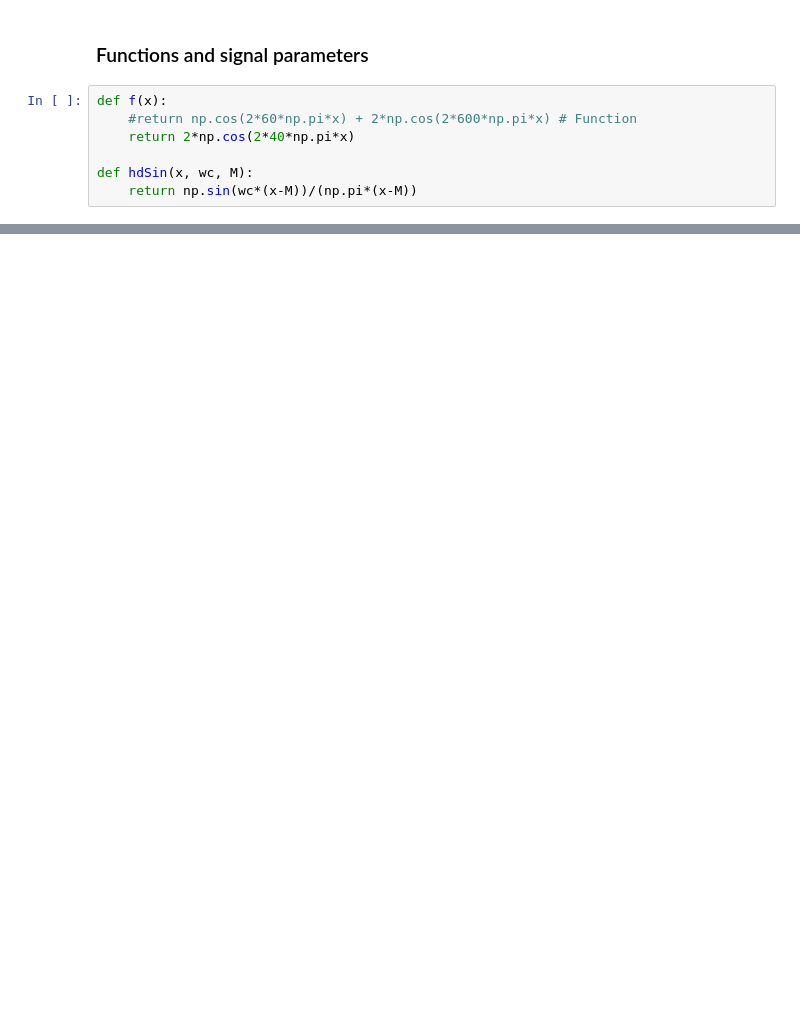
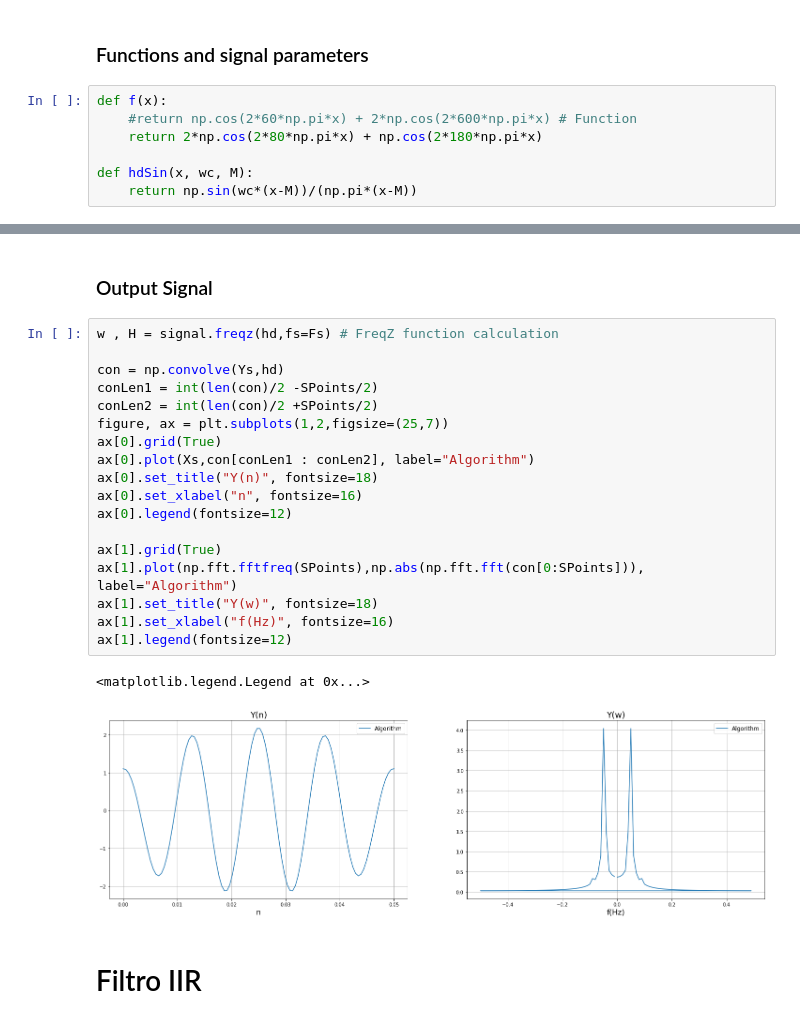
Before and after one commit to CaioRodrigues200/Signal_Processing, a Jupyter notebook: Atividades/Filter.ipynb, the cells around one changed output, grey strips where cells are left out. Saved outputs shown, nothing was run; the diff lists cells and outputs as text; blank space fills up the shorter version.

```diff
--- a/Atividades/Filter.ipynb
+++ b/Atividades/Filter.ipynb
@@ -11,7 +14,7 @@ from numpy.lib.scimath import sqrt as csqrt
 # %%
 def f(x):
     #return np.cos(2*60*np.pi*x) + 2*np.cos(2*600*np.pi*x) # Function
-    return 2*np.cos(2*40*np.pi*x)
+    return 2*np.cos(2*80*np.pi*x) + np.cos(2*180*np.pi*x)
 
 def hdSin(x, wc, M):
     return np.sin(wc*(x-M))/(np.pi*(x-M))
@@ -139,0 +90,25 @@ if __name__=='__main__':
+# %% [markdown]
+### Output Signal
+# %%
+w , H = signal.freqz(hd,fs=Fs) # FreqZ function calculation
+
+con = np.convolve(Ys,hd)
+conLen1 = int(len(con)/2 -SPoints/2)
+conLen2 = int(len(con)/2 +SPoints/2)
+figure, ax = plt.subplots(1,2,figsize=(25,7))
+ax[0].grid(True)
+ax[0].plot(Xs,con[conLen1 : conLen2], label="Algorithm")
+ax[0].set_title("Y(n)", fontsize=18)
+ax[0].set_xlabel("n", fontsize=16)
+ax[0].legend(fontsize=12)
+
+ax[1].grid(True)
+ax[1].plot(np.fft.fftfreq(SPoints),np.abs(np.fft.fft(con[0:SPoints])), label="Algorithm")
+ax[1].set_title("Y(w)", fontsize=18)
+ax[1].set_xlabel("f(Hz)", fontsize=16)
+ax[1].legend(fontsize=12)
+# %% [output]
+<matplotlib.legend.Legend at 0x...>
+[figure, added]
+# %% [markdown]
+# Filtro IIR
```
Also changed, not shown: parts of 7 cells of this notebook, 2 other files.
